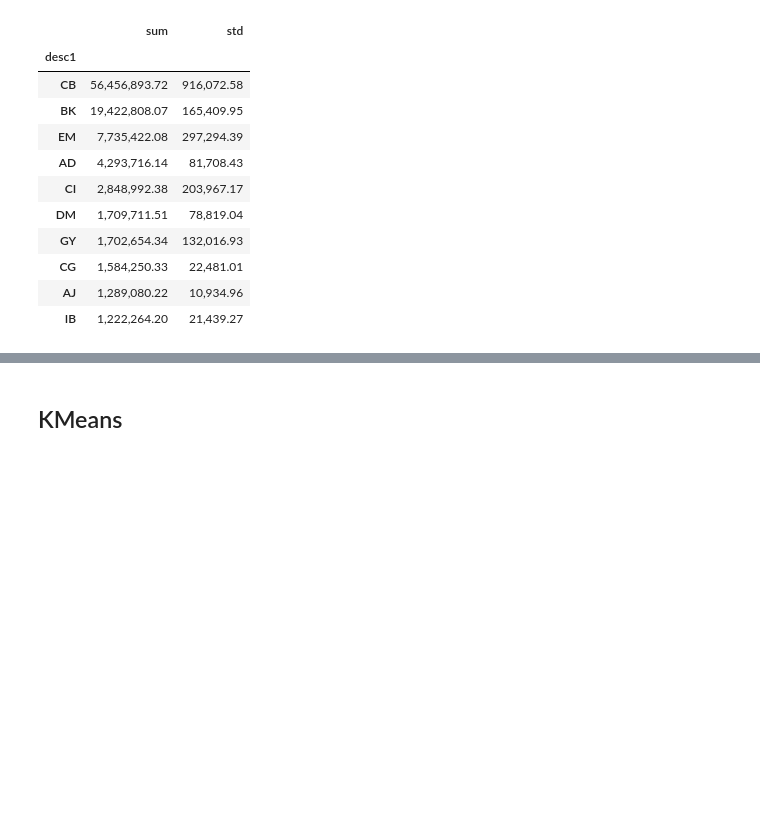
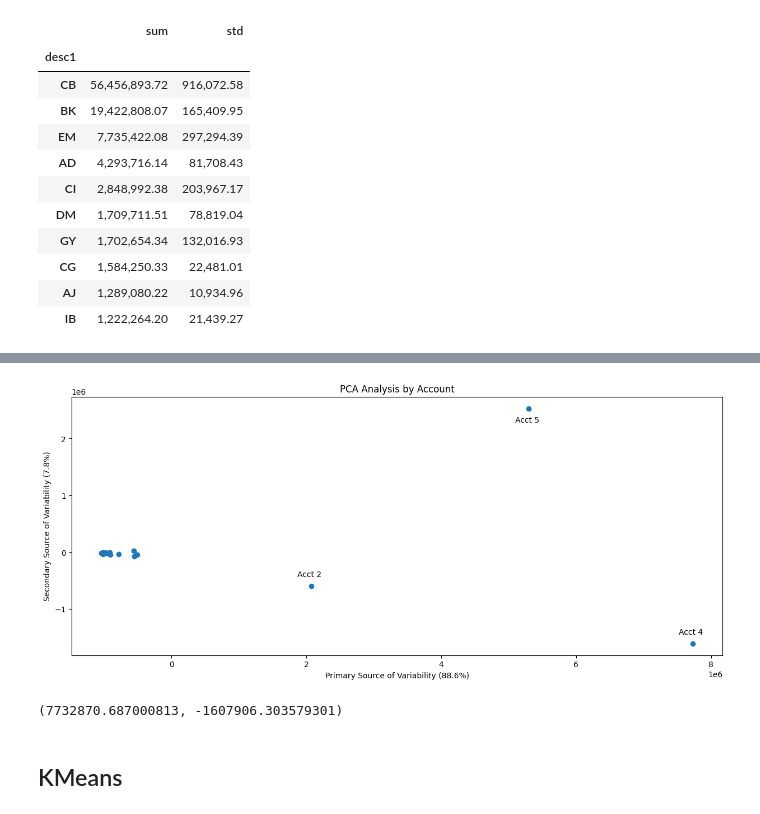
Before and after one commit to lelandjmurrin/Acquisition_Due_Dilligence_Capstone_Project, a Jupyter notebook: GeneralLedgerTxns_EDA.ipynb, the cells around one changed output, grey strips where cells are left out. Cells and saved outputs as stored; diff of their text form; code cells hidden in the pictures; blank space fills up the shorter version.

```diff
--- a/GeneralLedgerTxns_EDA.ipynb
+++ b/GeneralLedgerTxns_EDA.ipynb
@@ -506,0 +500,17 @@ dh.df.groupby(["period_fyear", "desc1"]).txn_amt.sum().reset_index().groupby("de
+# %%
+#Sandbox (delete when done)
+pca = PCA(n_components=2, random_state=0)
+X_trends = df_trends.drop("trends", axis = 1).sum(axis = 1).unstack("desc1").reset_index().drop(["fyear", "Period"], axis = 1).T.fillna(0)
+X_pca = pca.fit_transform(X_trends)
+X_trends["pca1"], X_trends["pca2"] = X_pca[:,0], X_pca[:,1]
+X_trends["pca_tuple"] = X_trends.apply(lambda x: (x.pca1, x.pca2), axis = 1)
+plt.figure(figsize = (18,6))
+plt.scatter(x = X_trends.pca1, y = X_trends.pca2)
+plt.title("PCA Analysis by desc1")
+plt.xlabel(f"Primary Source of Variability ({round(pca.explained_variance_ratio_[0]*100, 1)}%)")
+plt.ylabel(f"Secondary Source of Variability ({round(pca.explained_variance_ratio_[1]*100, 1)}%)")
+
+for acct, offset in zip(["Acct 5", "Acct 4", "Acct 2"], [(-25, 12), (-20, -30), (15, -15)]):
+    plt.annotate(f"{acct}", xy = X_trends.pca_tuple[acct], xytext = offset, textcoords = "offset points") #TODO: Adjust annotation for aesthics
+
+X_trends
@@ -507,3 +532,26 @@ dh.df.groupby(["period_fyear", "desc1"]).txn_amt.sum().reset_index().groupby("de
+# %%
+pca = PCA(n_components=2, random_state=0)
+X_trends = df_trends.drop("trends", axis = 1).groupby(["fyear", "Period"]).sum().reset_index(drop = True).T
+X_pca = pca.fit_transform(X_trends)
+X_trends["pca1"], X_trends["pca2"] = X_pca[:,0], X_pca[:,1]
+X_trends["pca_tuple"] = X_trends.apply(lambda x: (x.pca1, x.pca2), axis = 1)
+
+plt.figure(figsize = (15,6))
+plt.scatter(x = X_trends.pca1, y = X_trends.pca2)
+plt.title("PCA Analysis by Account")
+plt.xlabel(f"Primary Source of Variability ({round(pca.explained_variance_ratio_[0]*100, 1)}%)")
+plt.ylabel(f"Secondary Source of Variability ({round(pca.explained_variance_ratio_[1]*100, 1)}%)")
+
+for acct, offset in zip(X_trends.pca1.sort_values().tail(3).index, [(-18, 12), (-17, -18), (-18, 12)]):
+    plt.annotate(f"{acct.replace('_', ' ')}", xy = X_trends.pca_tuple[acct], xytext = offset, textcoords = "offset points") #TODO: Adjust annotation for aesthics
+# %% [output]
+[figure, added]
+# %%
+a, b, c = X_trends.pca1.sort_values().tail(3).index
+acct = c
+X_trends.pca_tuple[acct]
+# %% [output]
+(7732870.687000813, -1607906.303579301)
 # %% [markdown]
 ## KMeans
 # %%
```
Also changed, not shown: parts of 40 cells of this notebook, 5 other files.
